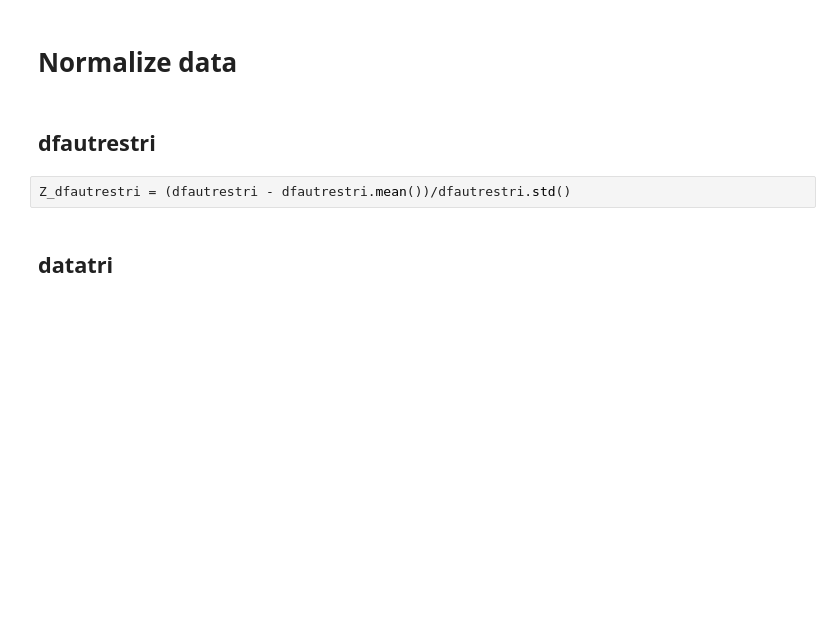
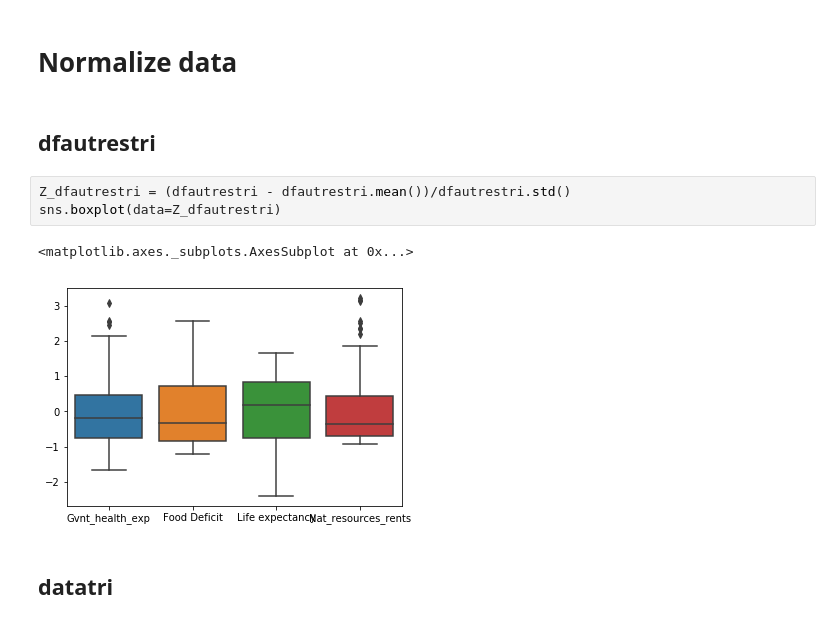
Before and after one commit to hgit2/IAproject, a Jupyter notebook: Projet_IA_clustering_classification_elise.ipynb, the cells around one changed output. Drawn from its saved outputs; the diff is of its cells as text; blank space fills up the shorter version.

```diff
--- a/Projet_IA_clustering_classification_elise.ipynb
+++ b/Projet_IA_clustering_classification_elise.ipynb
@@ -283,6 +283,10 @@ sns.heatmap(datatri.corr(),annot=True)
 ## dfautrestri
 # %%
 Z_dfautrestri = (dfautrestri - dfautrestri.mean())/dfautrestri.std()
+sns.boxplot(data=Z_dfautrestri)
+# %% [output]
+<matplotlib.axes._subplots.AxesSubplot at 0x...>
+[figure, added]
 # %% [markdown]
 ## datatri
 # %%
```
Also changed, not shown: parts of 16 cells of this notebook.
